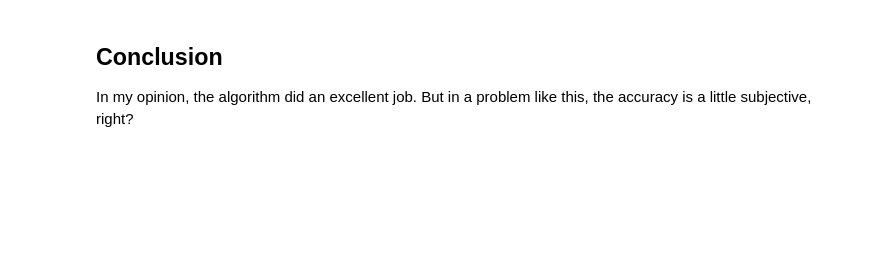
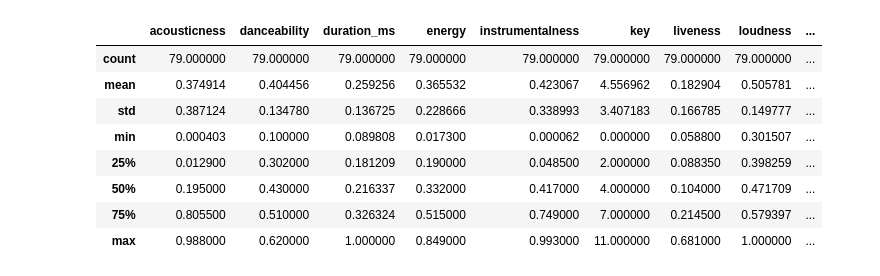
Before and after one commit to danielgrijalva/steven-wilson-analysis, a Jupyter notebook: notebooks/Comparing Steven Wilson and Porcupine Tree.ipynb, the cells around one changed output. Cells and saved outputs as stored; diff of their text form; code cells hidden in the pictures; blank space fills up the shorter version.

```diff
--- a/notebooks/Comparing Steven Wilson and Porcupine Tree.ipynb
+++ b/notebooks/Comparing Steven Wilson and Porcupine Tree.ipynb
@@ -1,7 +0,0 @@
-# %%
-import pandas as pd
-
-pd.options.display.max_rows = 200
-
-train_data = pd.read_csv('../input/Train.csv')
-test_data = pd.read_csv('../input/Test.csv')
@@ -112,3 +1,24 @@ test_data[['name','predict', 'prob0', 'prob1']]
-# %% [markdown]
-## Conclusion
-In my opinion, the algorithm did an excellent job. But in a problem like this, the accuracy is a little subjective, right?
+# %%
+import pandas as pd
+import matplotlib.pyplot as plt
+import seaborn as sns
+
+sw = pd.read_csv('../input/Steven Wilson.csv') # Steven Wilson
+pt = pd.read_csv('../input/Porcupine Tree.csv', nrows=len(sw)) # Porcupine Tree
+
+# remove useless columns
+ignore = ['analysis_url', 'id', 'track_href', 'uri', 'type', 'album', 'name', 'artist', 'lyrics']
+sw.drop(ignore, axis=1, inplace=True)
+pt.drop(ignore, axis=1, inplace=True)
+
+sw.describe()
+# %% [output]
+|  | acousticness | danceability | duration_ms | energy | instrumentalness | key | liveness | loudness | ... |
+| count | 79.000000 | 79.000000 | 79.000000 | 79.000000 | 79.000000 | 79.000000 | 79.000000 | 79.000000 | ... |
+| mean | 0.374914 | 0.404456 | 0.259256 | 0.365532 | 0.423067 | 4.556962 | 0.182904 | 0.505781 | ... |
+| std | 0.387124 | 0.134780 | 0.136725 | 0.228666 | 0.338993 | 3.407183 | 0.166785 | 0.149777 | ... |
+| min | 0.000403 | 0.100000 | 0.089808 | 0.017300 | 0.000062 | 0.000000 | 0.058800 | 0.301507 | ... |
+| 25% | 0.012900 | 0.302000 | 0.181209 | 0.190000 | 0.048500 | 2.000000 | 0.088350 | 0.398259 | ... |
+| 50% | 0.195000 | 0.430000 | 0.216337 | 0.332000 | 0.417000 | 4.000000 | 0.104000 | 0.471709 | ... |
+| 75% | 0.805500 | 0.510000 | 0.326324 | 0.515000 | 0.749000 | 7.000000 | 0.214500 | 0.579397 | ... |
+| max | 0.988000 | 0.620000 | 1.000000 | 0.849000 | 0.993000 | 11.000000 | 0.681000 | 1.000000 | ... |
```
Also changed, not shown: parts of 15 cells of this notebook.
